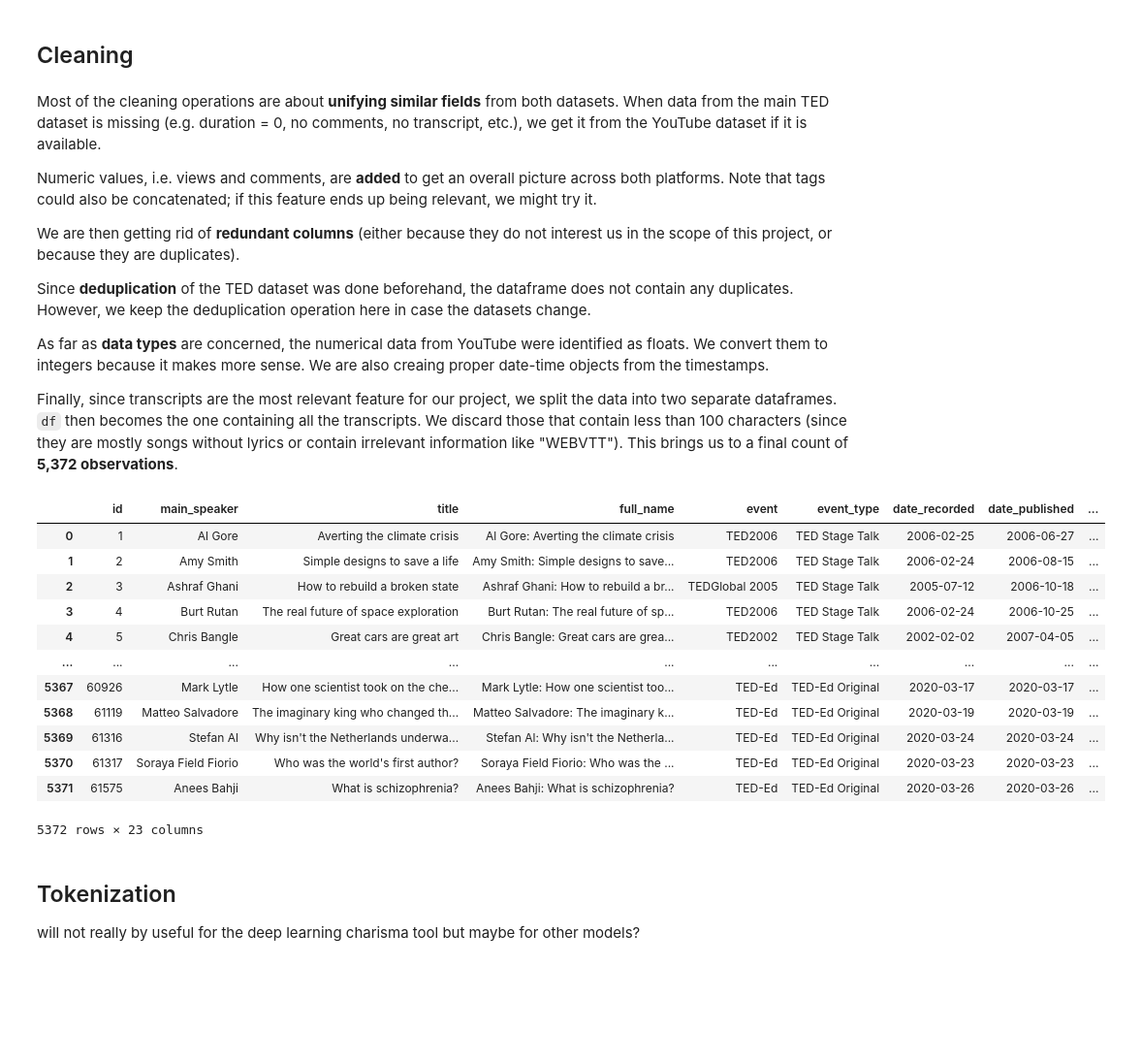
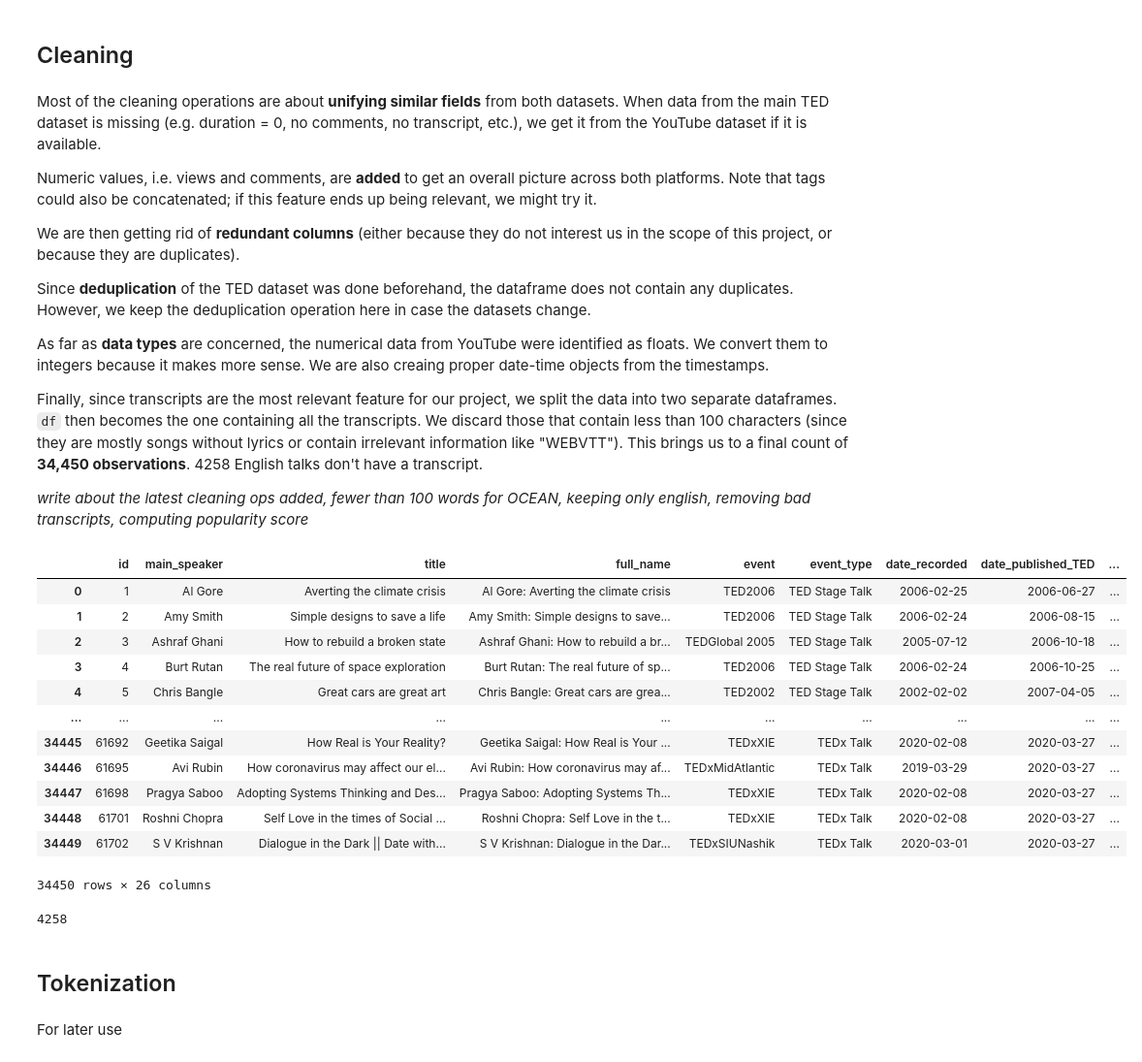
Before and after one commit to spycherf/TEDTalksLeadership, a Jupyter notebook: notebook.ipynb, the cells around one changed output. Shown at 97% size. Cells and saved outputs as stored; diff of their text form; code cells hidden in the pictures; blank space fills up the shorter version.

Commit message:
notebook edits and notes added; still need to finish writing

```diff
--- a/notebook.ipynb
+++ b/notebook.ipynb
@@ -113,11 +142,13 @@ from IPython.display import display
 pd.set_option("display.max_columns", None)
 # %%
 ted = pd.read_csv("data/metadata_transcripts/ted/output/ted_talks_TED_metadata_transcripts.csv")
-yt = pd.read_csv("data/metadata_transcripts/youtube/output/ted_talks_YT_metadata_transcript.csv")
+yt_metadata = pd.read_csv("data/metadata_transcripts/youtube/output/ted_talks_YT_metadata.csv")
+yt_transcripts = pd.read_csv("data/metadata_transcripts/youtube/output/ted_talks_YT_transcripts.csv")
 ibm = pd.read_csv("data/personality_profiles/output/personality_profiles_json.csv")
 
-ted_yt = ted.merge(yt, how="left", left_on="ext_id", right_on="id", suffixes=("_TED", "_YT"))
-df = ted_yt.merge(ibm, how="left", left_on="id_TED", right_on="id")
+df = ted.merge(yt_metadata, how="left", left_on="ext_id", right_on="id", suffixes=("_TED", "_YT"))
+df = df.merge(yt_transcripts, how="left", left_on="id_YT", right_on="yt_id", suffixes=("_TED", "_YT"))
+df = df.merge(ibm, how="left", left_on="id_TED", right_on="id")
 
 df.head(3)
 # %% [output]
@@ -169,26 +202,24 @@ Since **deduplication** of the TED dataset was done beforehand, the dataframe do
 
 As far as **data types** are concerned, the numerical data from YouTube were identified as floats. We convert them to integers because it makes more sense. We are also creaing proper date-time objects from the timestamps.
 
-Finally, since transcripts are the most relevant feature for our project, we split the data into two separate dataframes. `df` then becomes the one containing all the transcripts. We discard those that contain less than 100 characters (since they are mostly songs without lyrics or contain irrelevant information like "WEBVTT"). This brings us to a final count of **5,372 observations**.
+Finally, since transcripts are the most relevant feature for our project, we split the data into two separate dataframes. `df` then becomes the one containing all the transcripts. We discard those that contain less than 100 characters (since they are mostly songs without lyrics or contain irrelevant information like "WEBVTT"). This brings us to a final count of **34,450 observations**. 4258 English talks don't have a transcript.
+
+_write about the latest cleaning ops added, fewer than 100 words for OCEAN, keeping only english, removing bad transcripts, computing popularity score_
 # %%
-from cleaning import clean
-df = clean(df, export=True)
+from notebook_functions import clean
+df, df_notranscript = clean(df, export=False)
 df
 # %% [output]
-|  | id | main_speaker | title | full_name | event | event_type | date_recorded | date_published | ... |
+|  | id | main_speaker | title | full_name | event | event_type | date_recorded | date_published_TED | ... |
 | 0 | 1 | Al Gore | Averting the climate crisis | Al Gore: Averting the climate crisis | TED2006 | TED Stage Talk | 2006-02-25 | 2006-06-27 | ... |
 | 1 | 2 | Amy Smith | Simple designs to save a life | Amy Smith: Simple designs to save... | TED2006 | TED Stage Talk | 2006-02-24 | 2006-08-15 | ... |
 | 2 | 3 | Ashraf Ghani | How to rebuild a broken state | Ashraf Ghani: How to rebuild a br... | TEDGlobal 2005 | TED Stage Talk | 2005-07-12 | 2006-10-18 | ... |
 | 3 | 4 | Burt Rutan | The real future of space exploration | Burt Rutan: The real future of sp... | TED2006 | TED Stage Talk | 2006-02-24 | 2006-10-25 | ... |
 | 4 | 5 | Chris Bangle | Great cars are great art | Chris Bangle: Great cars are grea... | TED2002 | TED Stage Talk | 2002-02-02 | 2007-04-05 | ... |
 | ... | ... | ... | ... | ... | ... | ... | ... | ... | ... |
-| 5367 | 60926 | Mark Lytle | How one scientist took on the che... | Mark Lytle: How one scientist too... | TED-Ed | TED-Ed Original | 2020-03-17 | 2020-03-17 | ... |
-| 5368 | 61119 | Matteo Salvadore | The imaginary king who changed th... | Matteo Salvadore: The imaginary k... | TED-Ed | TED-Ed Original | 2020-03-19 | 2020-03-19 | ... |
-| 5369 | 61316 | Stefan Al | Why isn't the Netherlands underwa... | Stefan Al: Why isn't the Netherla... | TED-Ed | TED-Ed Original | 2020-03-24 | 2020-03-24 | ... |
-| 5370 | 61317 | Soraya Field Fiorio | Who was the world's first author? | Soraya Field Fiorio: Who was the ... | TED-Ed | TED-Ed Original | 2020-03-23 | 2020-03-23 | ... |
-| 5371 | 61575 | Anees Bahji | What is schizophrenia? | Anees Bahji: What is schizophrenia? | TED-Ed | TED-Ed Original | 2020-03-26 | 2020-03-26 | ... |
+| 34445 | 61692 | Geetika Saigal | How Real is Your Reality? | Geetika Saigal: How Real is Your ... | TEDxXIE | TEDx Talk | 2020-02-08 | 2020-03-27 | ... |
+| 34446 | 61695 | Avi Rubin | How coronavirus may affect our el... | Avi Rubin: How coronavirus may af... | TEDxMidAtlantic | TEDx Talk | 2019-03-29 | 2020-03-27 | ... |
+| 34447 | 61698 | Pragya Saboo | Adopting Systems Thinking and Des... | Pragya Saboo: Adopting Systems Th... | TEDxXIE | TEDx Talk | 2020-02-08 | 2020-03-27 | ... |
+| 34448 | 61701 | Roshni Chopra | Self Love in the times of Social ... | Roshni Chopra: Self Love in the t... | TEDxXIE | TEDx Talk | 2020-02-08 | 2020-03-27 | ... |
+| 34449 | 61702 | S V Krishnan | Dialogue in the Dark || Date with... | S V Krishnan: Dialogue in the Dar... | TEDxSIUNashik | TEDx Talk | 2020-03-01 | 2020-03-27 | ... |
-5372 rows × 23 columns
+34450 rows × 26 columns
-# %% [markdown]
-## Tokenization
-
-will not really by useful for the deep learning charisma tool but maybe for other models?
@@ -198 +226,9 @@ import string
+# %%
+df_notranscript.shape[0]
+# %% [output]
+4258
+# %% [markdown]
+## Tokenization
+# %% [markdown]
+For later use
 # %%
```
Also changed, not shown: parts of 22 cells of this notebook, 2 other files.
